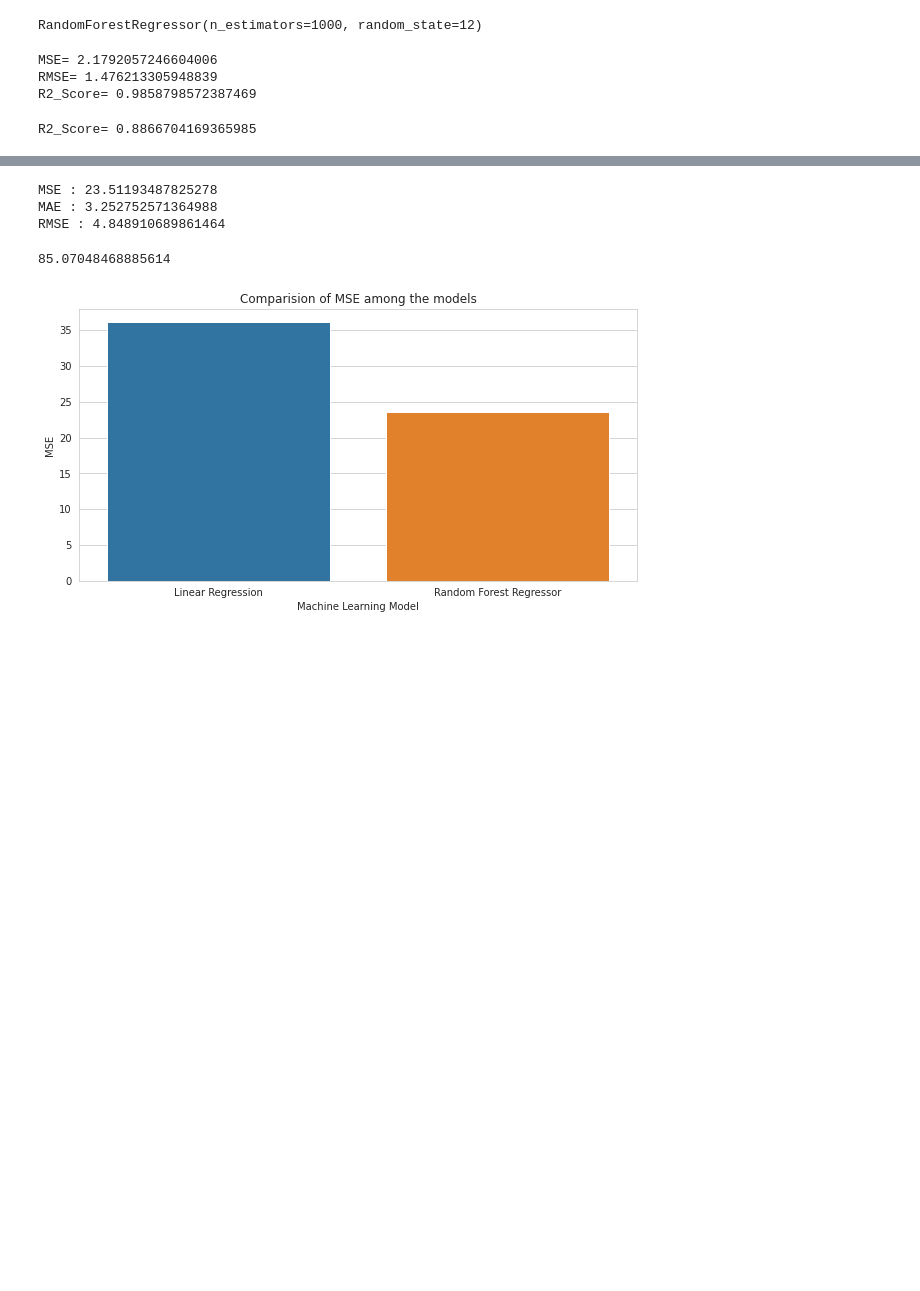
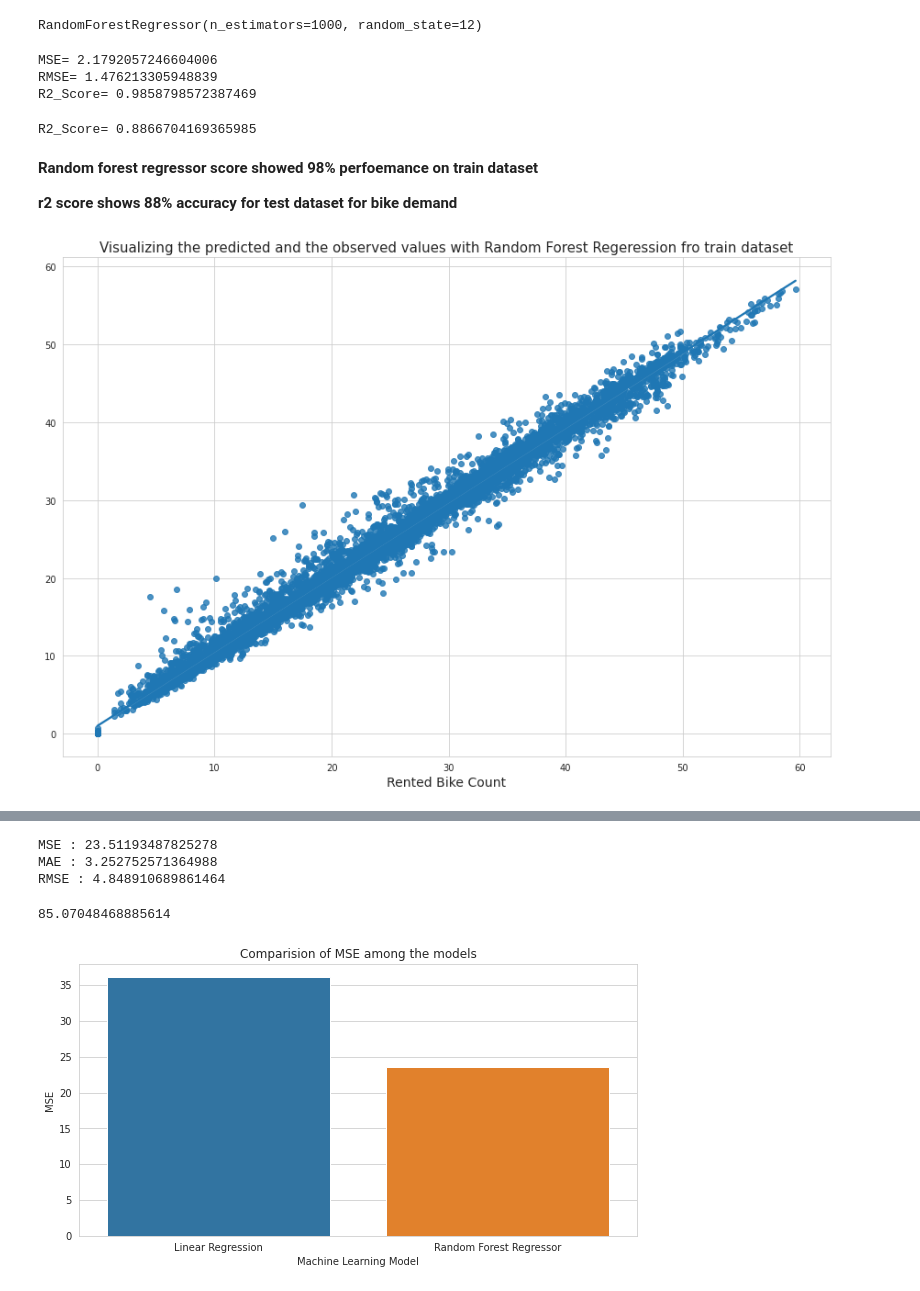
Before and after one commit to bharath967/Seoul-Bike-Sharing-Demand-Prediction, a Jupyter notebook: Bike_Sharing_Demand_Prediction_Capstone_Project.ipynb, the cells around one changed output, grey strips where cells are left out. Cells and saved outputs as stored; diff of their text form; code cells hidden in the pictures; blank space fills up the shorter version.

```diff
--- a/Bike_Sharing_Demand_Prediction_Capstone_Project.ipynb
+++ b/Bike_Sharing_Demand_Prediction_Capstone_Project.ipynb
@@ -677,5 +688,17 @@ R2_Score_test = r2_score(y_test, pred_test)
 print(f'R2_Score= {R2_Score_test}')
 # %% [output]
 R2_Score= 0.8866704169365985
+# %% [markdown]
+**Random forest regressor score showed 98% perfoemance on train dataset**
+
+**r2 score shows 88% accuracy for test dataset for bike demand**
+# %%
+plt.figure(figsize=(15, 10))
+sns.regplot(y_train, pred_train)
+plt.title('Visualizing the predicted and the observed values with Random Forest Regeression fro train dataset', size=15)
+plt.xlabel('Rented Bike Count', size=14)
+plt.show()
+# %% [output]
+[figure, added]
 # %%
 plt.figure(figsize=(12, 5))
```
Also changed, not shown: parts of 53 cells of this notebook.
